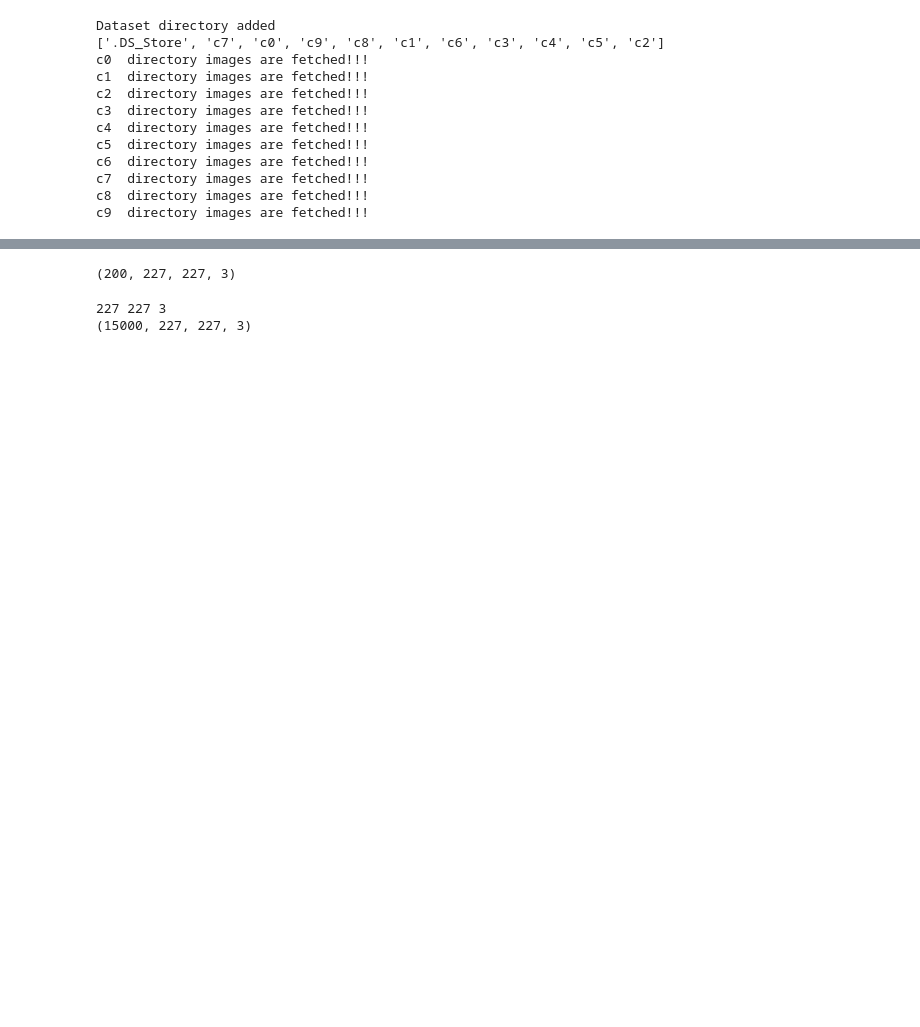
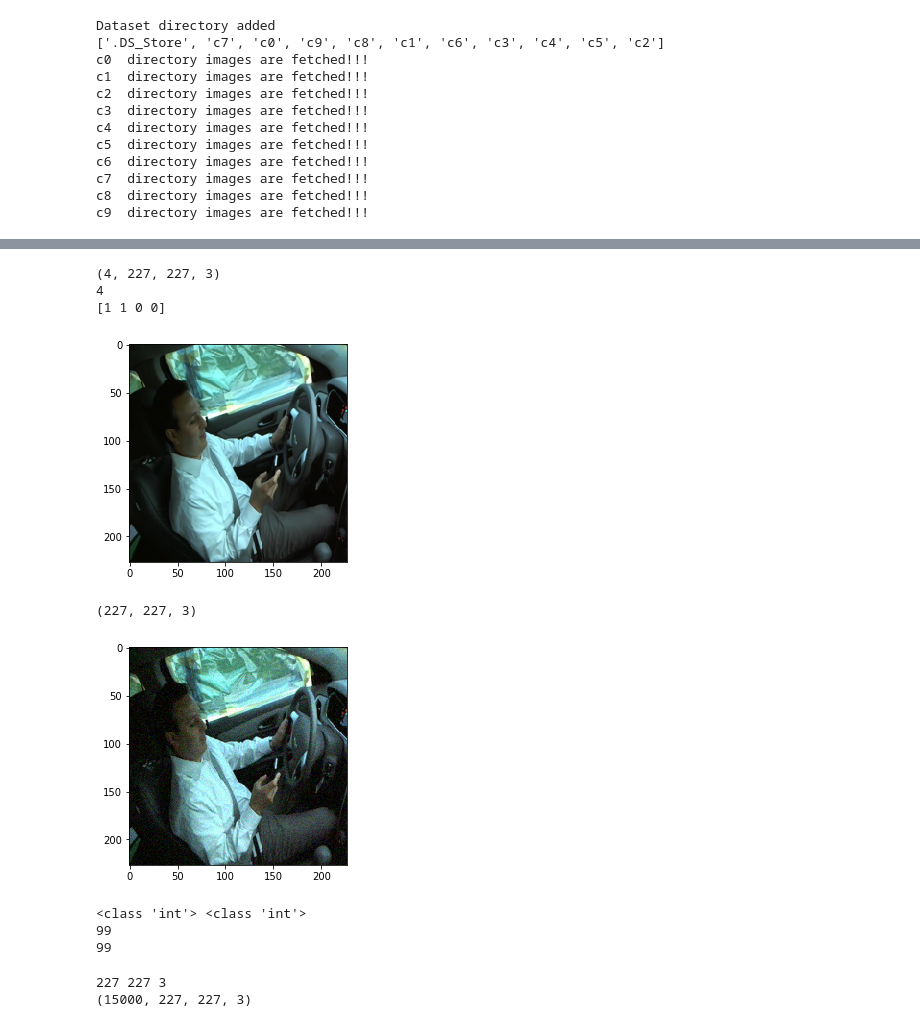
Before and after one commit to tifat58/Deep-Learning-Image-Classification, a Jupyter notebook: tarequeNet.ipynb, the cells around one changed output, grey strips where cells are left out. Saved outputs shown, nothing was run; the diff lists cells and outputs as text; code cells hidden in the pictures; blank space fills up the shorter version.

```diff
--- a/tarequeNet.ipynb
+++ b/tarequeNet.ipynb
@@ -57,11 +62,48 @@ import Sampler as sp
 X = np.load('X.npy')
 Y = np.load('Y.npy')
 # %%
-newdataX,newdataY = sp.getSampleEachClass(X, Y,20,10)
+#geting sample example
+import Sampler as sp
+newdataX,newdataY = sp.getSampleEachClass(X, Y,2,2)
 newdataX.shape
 print(np.shape(newdataX))
+print(len(newdataY))
+print(newdataY)
 # %% [output]
-(200, 227, 227, 3)
+(4, 227, 227, 3)
+4
+[1 1 0 0]
+# %%
+#example of gaussian noise
+import Noise as noise
+noisey_label = noise.AddNoise()
+# Testing of gaussian noise
+X_gaus_img = noisey_label.add_noise(newdataX)
+
+X_gaus_img[0,:,:,:].shape
+plt.imshow(newdataX[0,:,:,:])
+plt.show()
+X_gaus_img = np.clip(X_gaus_img[0,:,:,:], 0, 255).astype('uint8')
+
+print(X_gaus_img.shape)
+plt.imshow(X_gaus_img)
+
+plt.show()
+# %% [output]
+[figure, added]
+(227, 227, 3)
+[figure, added]
+# %%
+#Adding noise in label example
+import Noise as noise
+noisey_label = noise.AddNoise()
+ymm  = noisey_label.random_output_label(np.arange(1,100),10)
+print(len(np.arange(1,100)))
+print(len(ymm))
+# %% [output]
+<class 'int'> <class 'int'>
+99
+99
 # %%
 (x_train, y_train) = (X[0:15000], Y[0:15000])
 (x_test, y_test) = (X[15000:], Y[15000:])
```
Also changed, not shown: parts of 5 cells of this notebook, 4 other files.
